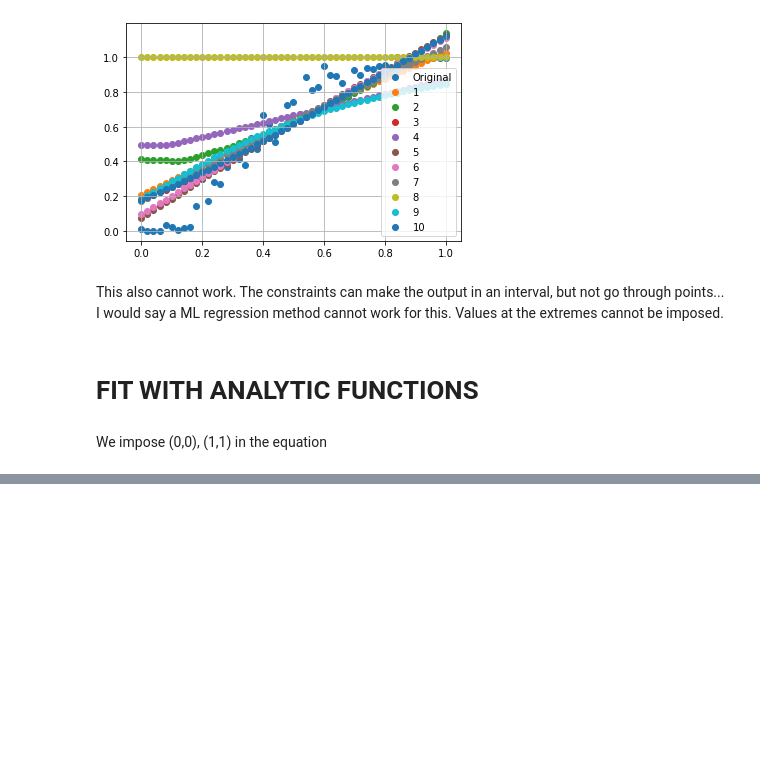
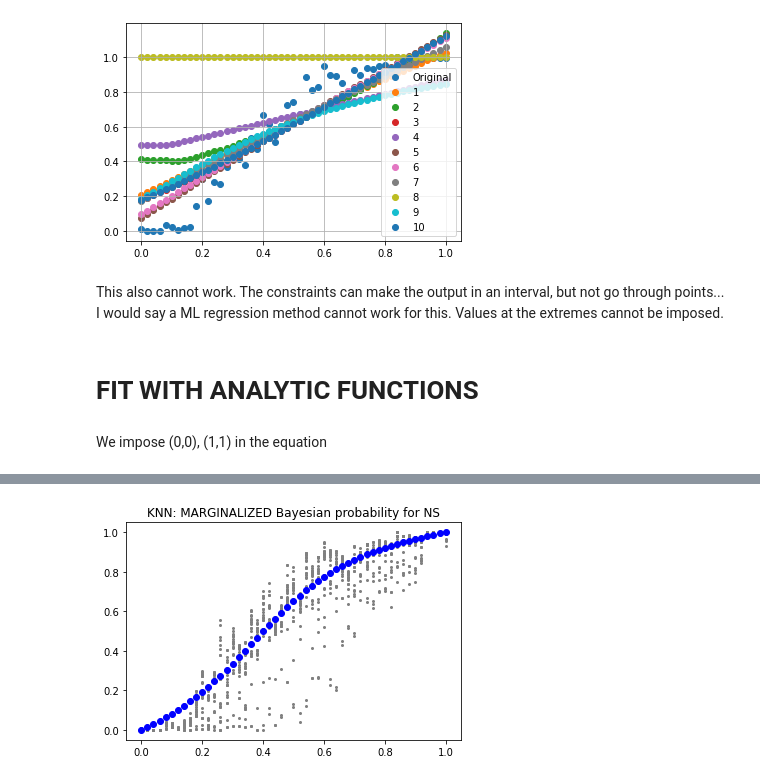
Before and after one commit to PhoenixBirdCreations/IPAM2021_ML, a Jupyter notebook: algo/BayesianProbs/FitCurves.ipynb, the cells around one changed output, grey strips where cells are left out. Saved outputs shown, nothing was run; the diff lists cells and outputs as text; code cells hidden in the pictures; blank space fills up the shorter version.

```diff
--- a/algo/BayesianProbs/FitCurves.ipynb
+++ b/algo/BayesianProbs/FitCurves.ipynb
@@ -300,0 +326,18 @@ We impose (0,0), (1,1) in the equation
+# %%
+data=read_csv_file('/home/mberbel/Escritorio/MLpaper/fits/KNN_P_NS_given_X1pX2-num.csv')
+x = data['X1+X2'].values;
+p0 = [8,0.8]
+k = 0
+wprob = np.zeros(len(x))
+for eos in EOS:
+    y = data['P_NS('+eos+')'].values
+    popt, pcov = curve_fit(sigmoid_opt1, x, y, p0, method = 'lm')
+    plt.scatter(x, y, s=4, c='grey')
+    wprob = wprob + sigmoid_opt1(x,*popt)*BayesFactor[k]
+    k = k + 1
+wprob = wprob/sum(BayesFactor)
+plt.scatter(x,wprob,c='blue')
+plt.title("KNN: MARGINALIZED Bayesian probability for NS")
+plt.show()
+# %% [output]
+[figure, added]
```
Also changed, not shown: parts of 8 cells of this notebook.
